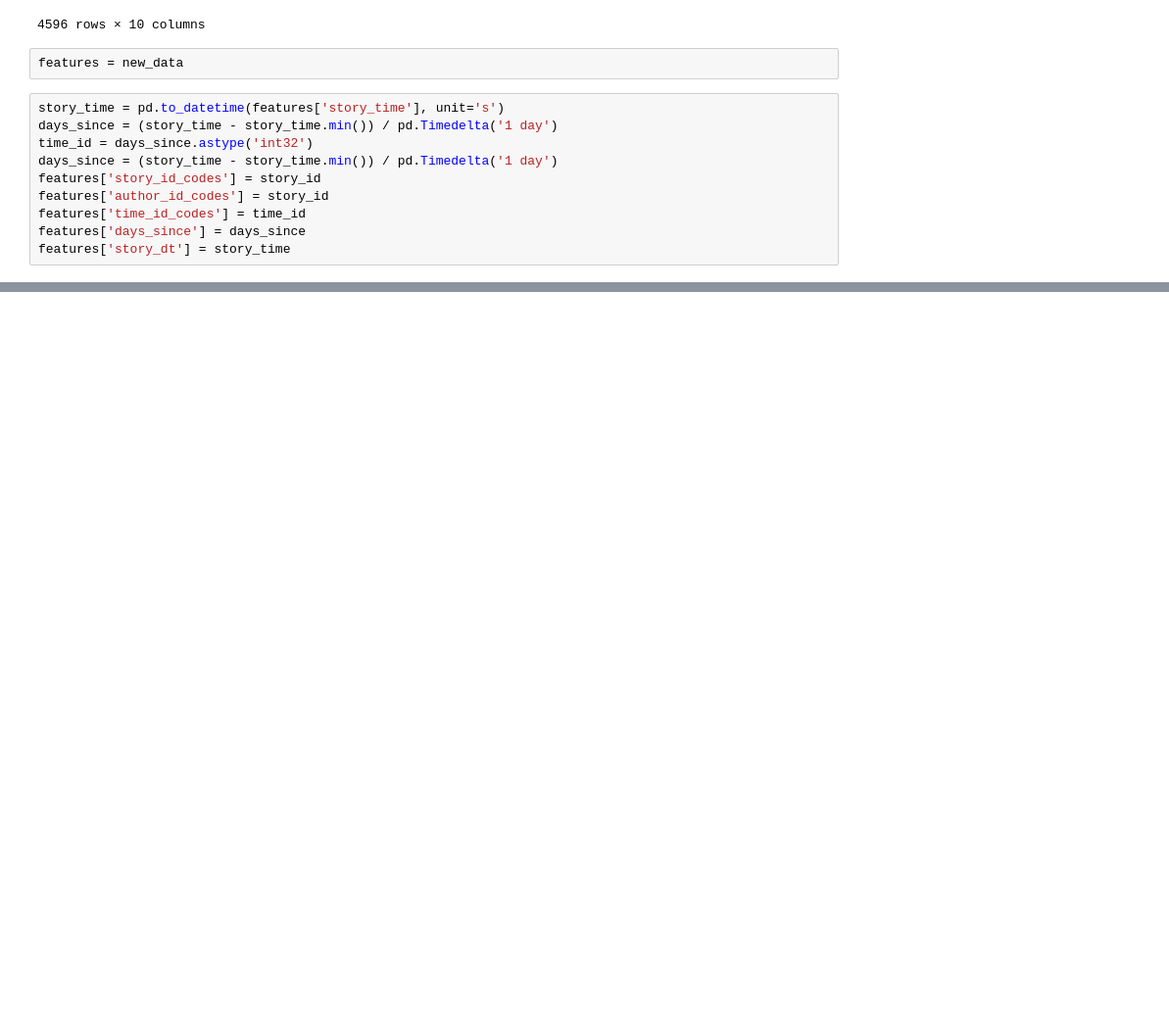
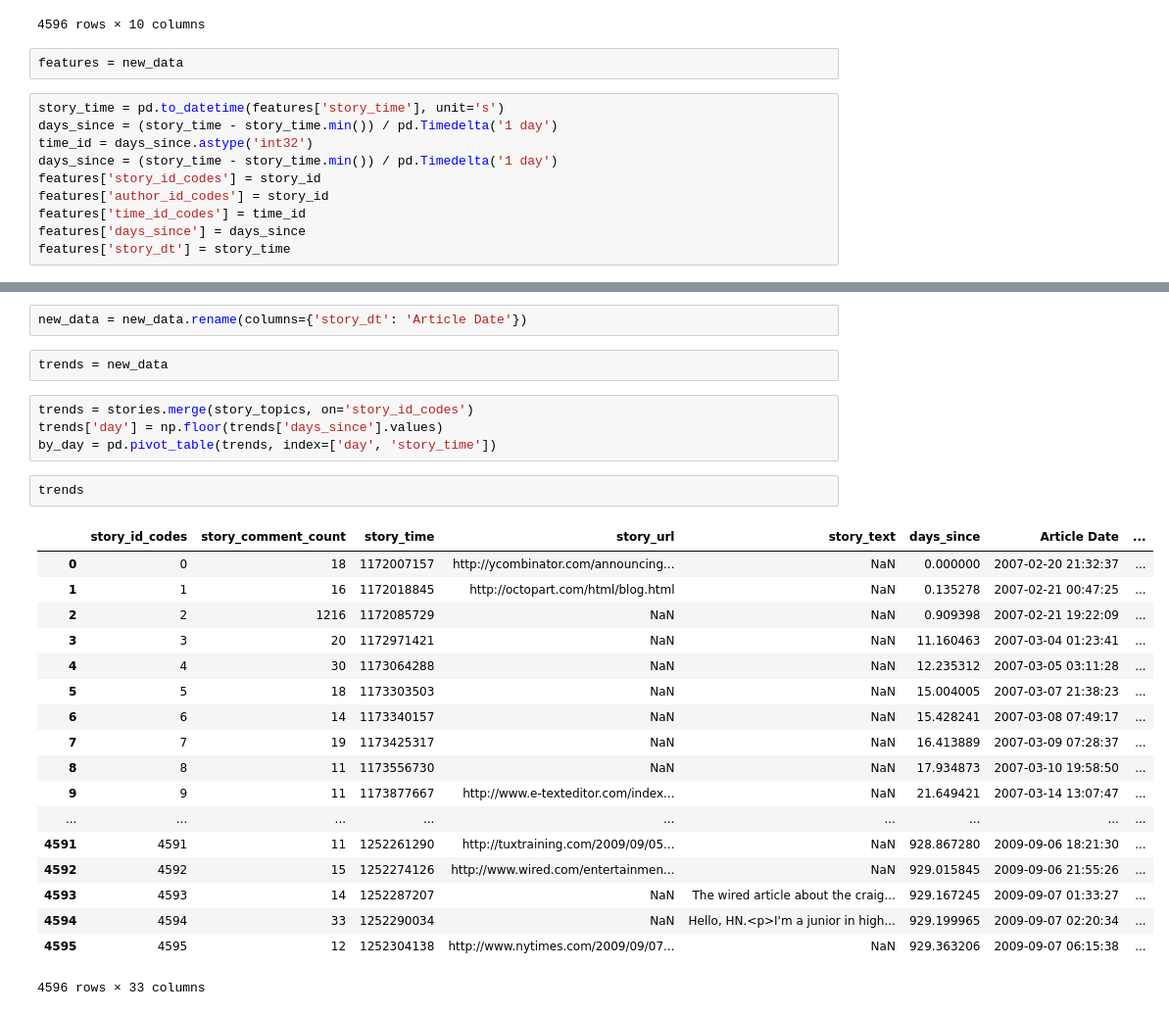
Before and after one commit to JA1lE1/Topic_Evolution_developing, a Jupyter notebook: Explore_pyLDAvis.ipynb, the cells around one changed output, grey strips where cells are left out. Shown at 98% size. Cells and saved outputs as stored; diff of their text form; blank space fills up the shorter version.

```diff
--- a/Explore_pyLDAvis.ipynb
+++ b/Explore_pyLDAvis.ipynb
@@ -347,0 +534,29 @@ features['story_dt'] = story_time
+# %%
+new_data = new_data.rename(columns={'story_dt': 'Article Date'})
+# %%
+trends = new_data
+# %%
+trends = stories.merge(story_topics, on='story_id_codes')
+trends['day'] = np.floor(trends['days_since'].values)
+by_day = pd.pivot_table(trends, index=['day', 'story_time'])
+# %%
+trends
+# %% [output]
+|  | story_id_codes | story_comment_count | story_time | story_url | story_text | days_since | Article Date | ... |
+| 0 | 0 | 18 | 1172007157 | http://ycombinator.com/announcing... | NaN | 0.000000 | 2007-02-20 21:32:37 | ... |
+| 1 | 1 | 16 | 1172018845 | http://octopart.com/html/blog.html | NaN | 0.135278 | 2007-02-21 00:47:25 | ... |
+| 2 | 2 | 1216 | 1172085729 | NaN | NaN | 0.909398 | 2007-02-21 19:22:09 | ... |
+| 3 | 3 | 20 | 1172971421 | NaN | NaN | 11.160463 | 2007-03-04 01:23:41 | ... |
+| 4 | 4 | 30 | 1173064288 | NaN | NaN | 12.235312 | 2007-03-05 03:11:28 | ... |
+| 5 | 5 | 18 | 1173303503 | NaN | NaN | 15.004005 | 2007-03-07 21:38:23 | ... |
+| 6 | 6 | 14 | 1173340157 | NaN | NaN | 15.428241 | 2007-03-08 07:49:17 | ... |
+| 7 | 7 | 19 | 1173425317 | NaN | NaN | 16.413889 | 2007-03-09 07:28:37 | ... |
+| 8 | 8 | 11 | 1173556730 | NaN | NaN | 17.934873 | 2007-03-10 19:58:50 | ... |
+| 9 | 9 | 11 | 1173877667 | http://www.e-texteditor.com/index... | NaN | 21.649421 | 2007-03-14 13:07:47 | ... |
+| ... | ... | ... | ... | ... | ... | ... | ... | ... |
+| 4591 | 4591 | 11 | 1252261290 | http://tuxtraining.com/2009/09/05... | NaN | 928.867280 | 2009-09-06 18:21:30 | ... |
+| 4592 | 4592 | 15 | 1252274126 | http://www.wired.com/entertainmen... | NaN | 929.015845 | 2009-09-06 21:55:26 | ... |
+| 4593 | 4593 | 14 | 1252287207 | NaN | The wired article about the craig... | 929.167245 | 2009-09-07 01:33:27 | ... |
+| 4594 | 4594 | 33 | 1252290034 | NaN | Hello, HN.<p>I'm a junior in high... | 929.199965 | 2009-09-07 02:20:34 | ... |
+| 4595 | 4595 | 12 | 1252304138 | http://www.nytimes.com/2009/09/07... | NaN | 929.363206 | 2009-09-07 06:15:38 | ... |
+4596 rows × 33 columns
```
Also changed, not shown: parts of 32 cells of this notebook, 3 other files.
